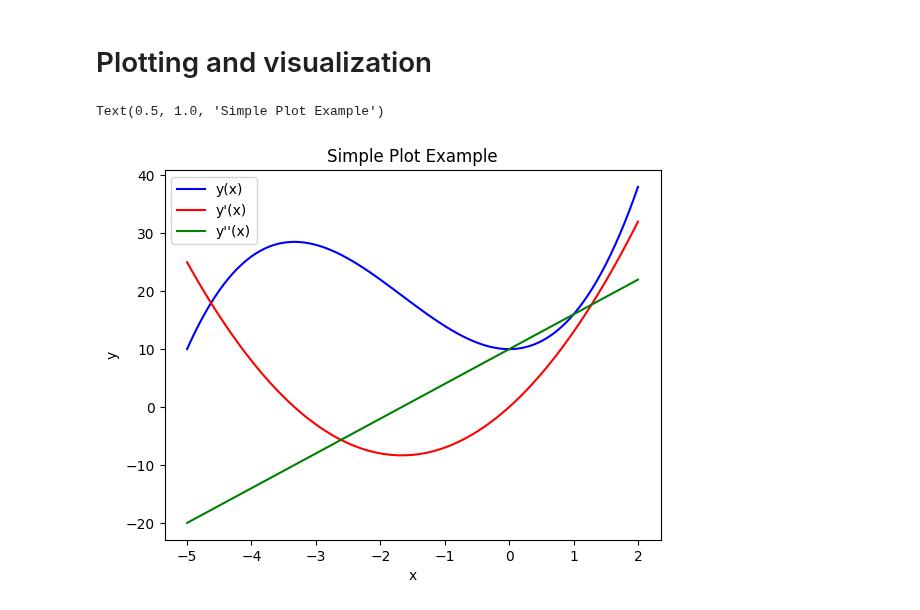
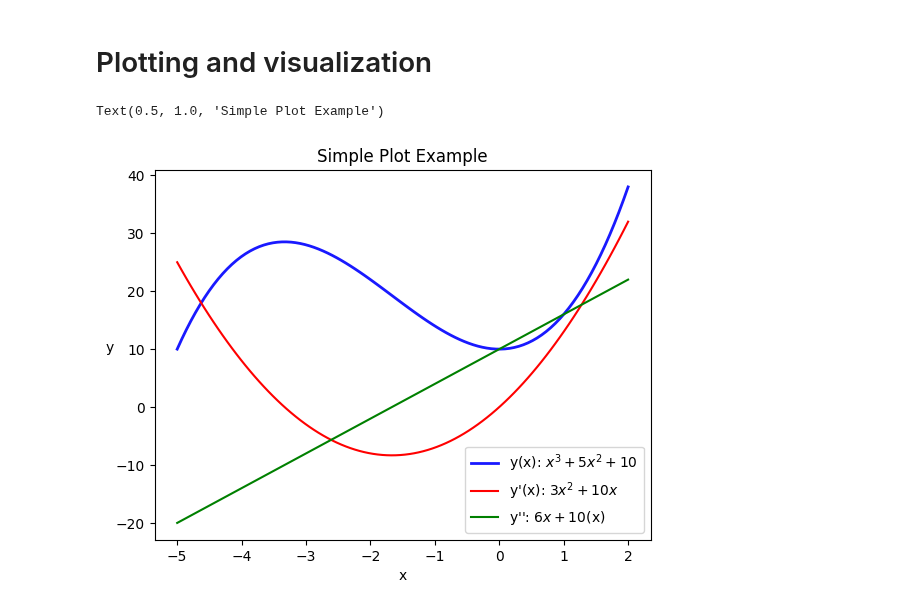
Before and after one commit to dhunganabibek/ml-deep-learning, a Jupyter notebook: python/plotting/plotting.ipynb, the cells around one changed output. Cells and saved outputs as stored; diff of their text form; code cells hidden in the pictures.

```diff
--- a/python/plotting/plotting.ipynb
+++ b/python/plotting/plotting.ipynb
@@ -10,20 +10,21 @@ import numpy as np
 # %%
 # simple plot example
 x = np.linspace(-5, 2, 100)
 y1 = x**3 + 5*x**2 + 10
 y2 = 3*x**2 + 10 *x
 y3 = 6*x + 10
 
 fig, ax = plt.subplots()
-ax.plot(x, y1, color='blue', label='y(x)')
-ax.plot(x, y2, color='red', label="y'(x)")
-ax.plot(x, y3, color='green', label="y''(x)")
+ax.plot(x, y1, color='blue', label='y(x): $x^3 + 5x^2 + 10$' ,alpha=0.9, linewidth=2)
+ax.plot(x, y2, color='red', label="y'(x): $3x^2 + 10x$")
+ax.plot(x, y3, color='green', label="y'': $6x + 10$(x)")
 
 ax.set_xlabel('x')
-ax.set_ylabel('y')
+ax.set_ylabel('y', rotation=0)
+
 
 ax.legend()
 ax.set_title('Simple Plot Example')
 # %% [output]
 Text(0.5, 1.0, 'Simple Plot Example')
-[figure, old version]
+[figure, new version]
```
Also changed, not shown: parts of 1 cell of this notebook.
